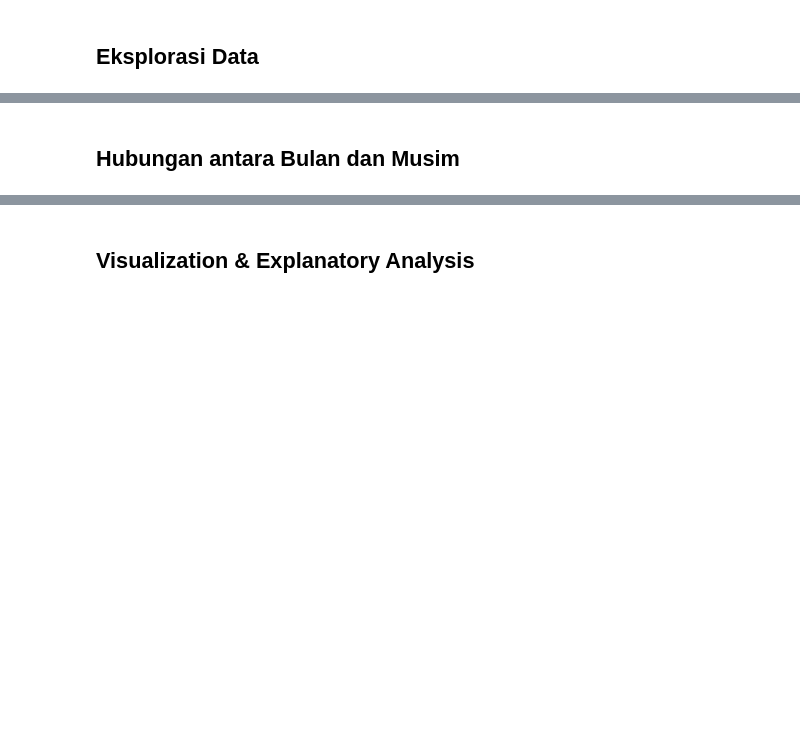
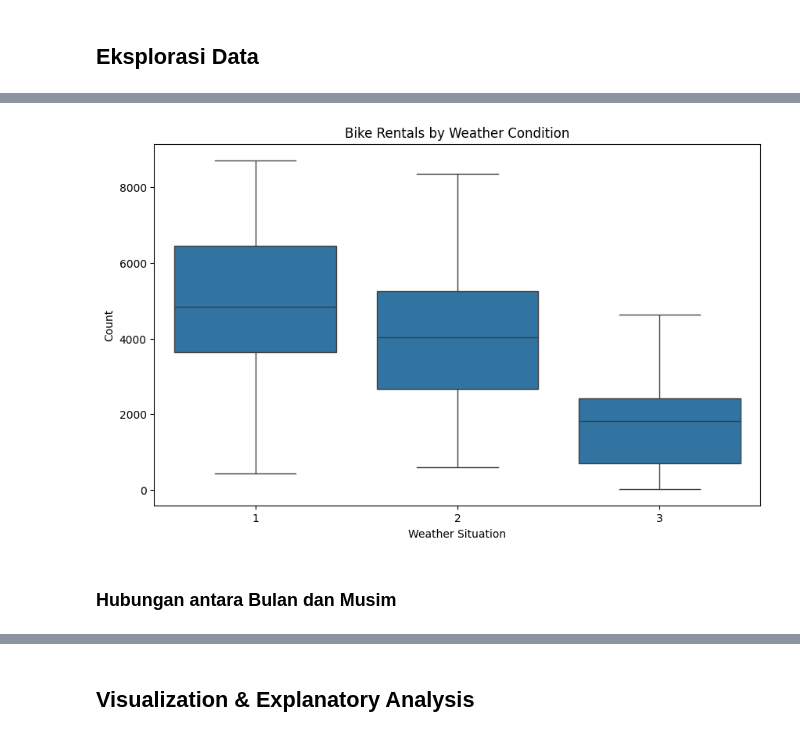
Before and after one commit to Nandels/Bike-Sharing-Dataset-Analysis-Python, a Jupyter notebook: notebook.ipynb, the cells around one changed output, grey strips where cells are left out. Drawn from its saved outputs; the diff is of its cells as text; code cells hidden in the pictures; blank space fills up the shorter version.

```diff
--- a/notebook.ipynb
+++ b/notebook.ipynb
@@ -113,5 +260,15 @@ Berdasarkan rangkuman paramater statistik diatas kita memperoleh informasi datas
+# %%
+# Boxplot untuk cnt berdasarkan weathersit
+plt.figure(figsize=(10, 6))
+sns.boxplot(x='weathersit', y='cnt', data=day_df)
+plt.title('Bike Rentals by Weather Condition')
+plt.xlabel('Weather Situation')
+plt.ylabel('Count')
+plt.show()
+# %% [output]
+[figure, added]
 # %% [markdown]
-## Hubungan antara Bulan dan Musim
+### Hubungan antara Bulan dan Musim
 # %%
 # Filter data berdasarkan tahun
 year_2011 = day_df[day_df['yr'] == 0]  # Tahun 2011
```
Also changed, not shown: parts of 36 cells of this notebook, 3 other files.
